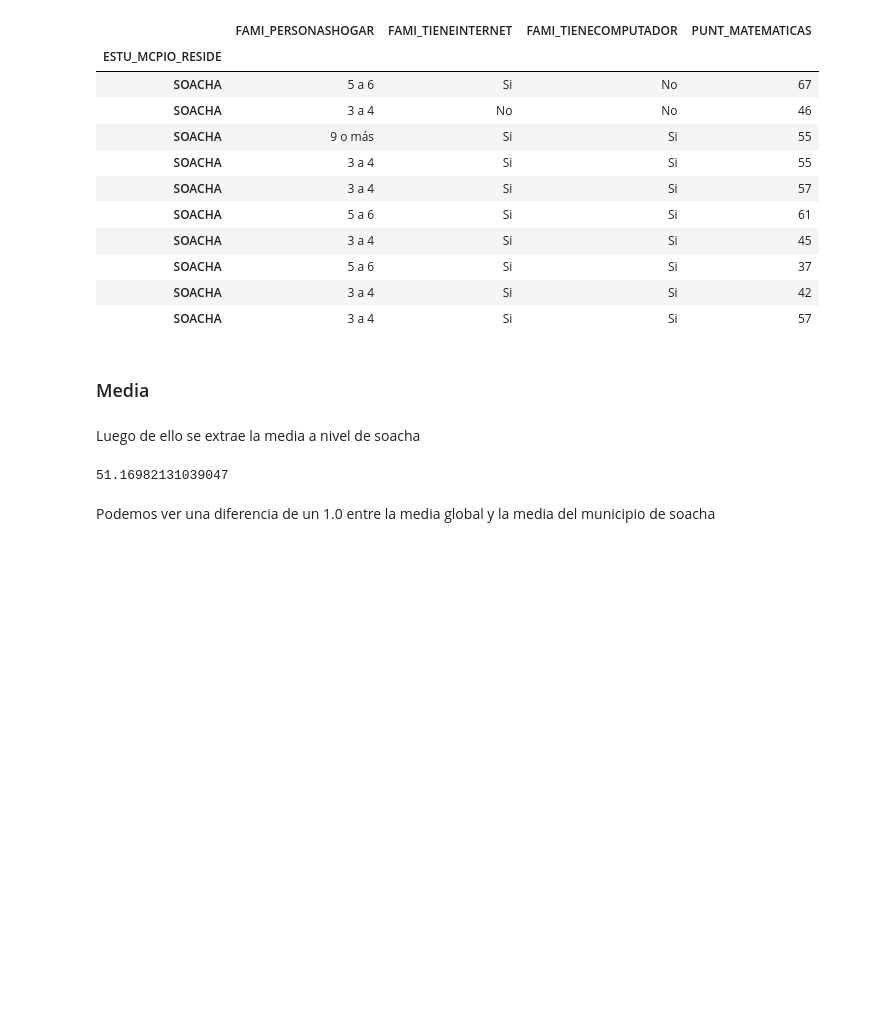
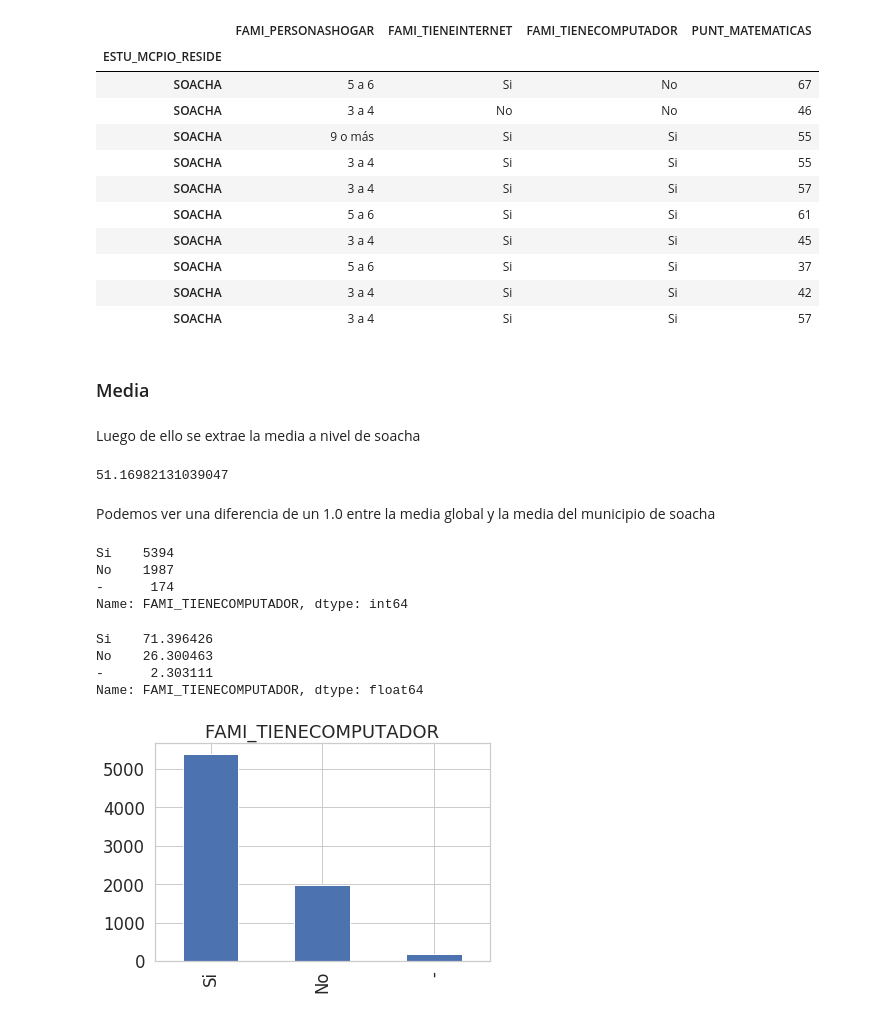
Before and after one commit to ygalindofor/Pruebas-saber-11-edicion-2018-, a Jupyter notebook: pruebassaber11.ipynb, the cells around one changed output. Cells and saved outputs as stored; diff of their text form; code cells hidden in the pictures; blank space fills up the shorter version.

```diff
--- a/pruebassaber11.ipynb
+++ b/pruebassaber11.ipynb
@@ -121,3 +121,22 @@ Luego de ello se extrae la media a nivel de soacha
 51.16982131039047
 # %% [markdown]
 Podemos ver una diferencia de un 1.0 entre la media global y la media del municipio de soacha
+# %%
+pd.value_counts(pruebasSaber11_df_s['FAMI_TIENECOMPUTADOR'])
+# %% [output]
+Si    5394
+No    1987
+-      174
+Name: FAMI_TIENECOMPUTADOR, dtype: int64
+# %%
+100 * pruebasSaber11_df_s['FAMI_TIENECOMPUTADOR'].value_counts() / len(pruebasSaber11_df_s['FAMI_TIENECOMPUTADOR'])
+# %% [output]
+Si    71.396426
+No    26.300463
+-      2.303111
+Name: FAMI_TIENECOMPUTADOR, dtype: float64
+# %%
+plot = pruebasSaber11_df_s['FAMI_TIENECOMPUTADOR'].value_counts().plot(kind='bar',
+                                            title='FAMI_TIENECOMPUTADOR')
+# %% [output]
+[figure, added]
```
Also changed, not shown: parts of 10 cells of this notebook.
